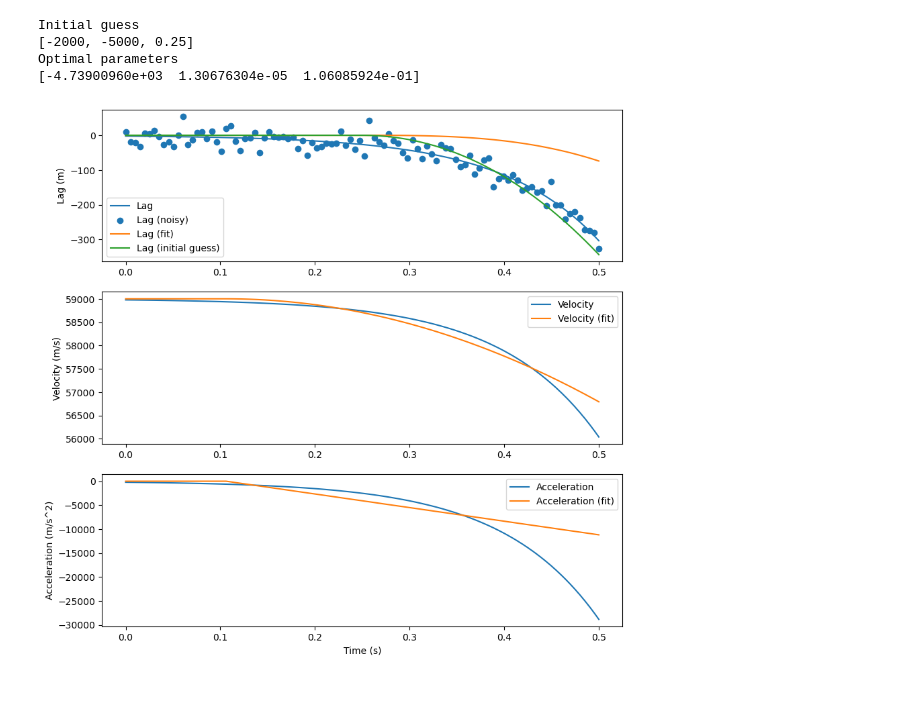
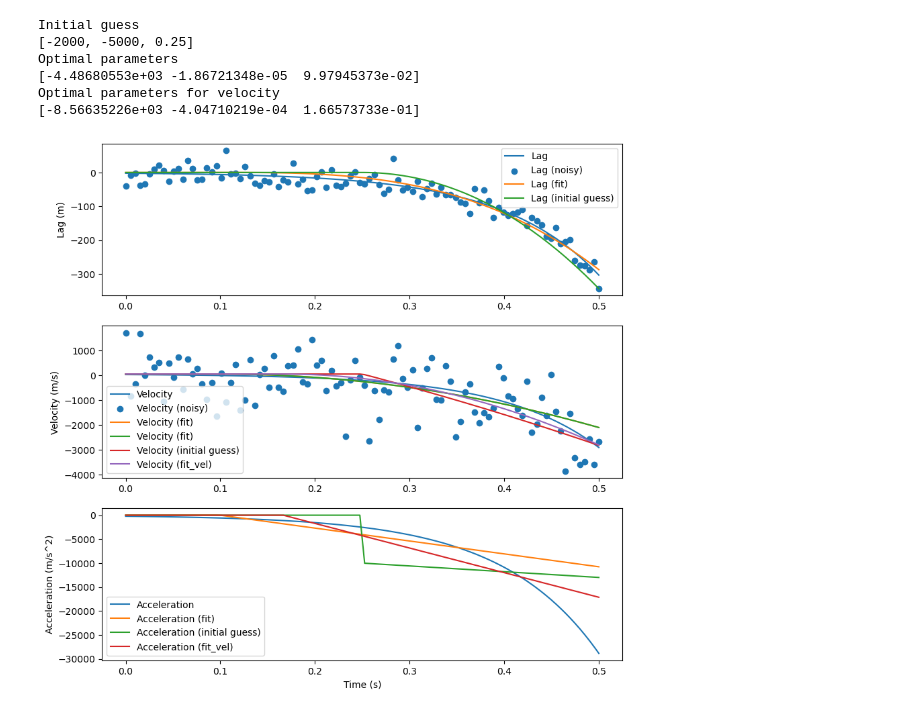
Before and after one commit to MaximilianVovk/WMPG-repoMAX, a Jupyter notebook: Code/PCA/Dynamic_Fitting.ipynb, the cells around one changed output. Saved outputs shown, nothing was run; the diff lists cells and outputs as text; code cells hidden in the pictures.

```diff
--- a/Code/PCA/Dynamic_Fitting.ipynb
+++ b/Code/PCA/Dynamic_Fitting.ipynb
@@ -112,10 +111,37 @@ def lag_residual(params, t_time, l_data):
 # %%
 time_array = np.linspace(0, 0.5, 100)
 l0 = 0
-v0 = 59000 # m/s
+v0 = 59 # m/s
 a = -500
 b = 50
 noise_m = 20 # m
+vel_noise = (noise_m*np.sqrt(2)/0.03125)
+
+def quadratic_velocity_v0(t, a, b, t0):
+    """
+    Quadratic velocity function.
+    """
+
+    # Only take times <= t0
+    t_before = t[t <= t0]
+
+    # Only take times > t0
+    t_after = t[t > t0]
+
+    # Compute the velocity linearly before t0
+    v_before = np.ones_like(t_before)*v0
+
+    # Compute the velocity quadratically after t0
+    v_after = 3*a*(t_after - t0)**2 + 2*b*(t_after - t0) + v0
+
+    return np.concatenate((v_before, v_after))
+
+def velocity_residual_v0(params, t_time, v_data):
+    """
+    Residual function for the optimization.
+    """
+
+    return np.sum((v_data - quadratic_velocity_v0(t_time, *params))**2)
 
 # length_array = quadratic_length(time_array, a, b, v0, l0)
 # lag_array = quadratic_lag(time_array, a, b)
@@ -134,6 +160,8 @@ acceleration_array=jacchia_Acc(time_array, a1, a2)
 # length_array_noisy = length_array + np.random.normal(0, noise_m, len(length_array))
 lag_array_noisy = lag_array + np.random.normal(0, noise_m, len(lag_array))
 
+vel_array_noisy = velocity_array + np.random.normal(0, vel_noise, len(velocity_array))
+
 # use scipy minimize to find the parameters
 # p0 = [-50, 1, v0, 0]
 # opt_res = opt.minimize(length_residual, p0, args=(time_array, length_array_noisy), method='Nelder-Mead')
@@ -145,48 +173,66 @@ lag_array_noisy = lag_array + np.random.normal(0, noise_m, len(lag_array))
 t0 = np.mean(time_array)
 
 p0 = [-2000, -5000, t0]
+# p0 = [-3.77628219e+03,  9.64136440e-07, 7.65056353e-02]
 
 print("Initial guess")
 print(p0)
 
+
 opt_res = opt.minimize(lag_residual, p0, args=(time_array, lag_array_noisy), method='Nelder-Mead')
+# opt_res = opt.minimize(lag_residual, p0, args=(time_array, lag_array_noisy), method='L-BFGS-B', bounds=[(-10000, 0), (-10000, 10000), (0, 0.5)])
 #opt_res = opt.basinhopping(lag_residual, p0, minimizer_kwargs={"args": (time_array, lag_array_noisy), "method": "L-BFGS-B"}, niter=100)
 
+opt_res_vel = opt.minimize(velocity_residual_v0, p0, args=(time_array, vel_array_noisy), method='Nelder-Mead')
 
 print("Optimal parameters")
 print(opt_res.x)
+print("Optimal parameters for velocity")
+print(opt_res_vel.x)
 
 # sample the fit for the velocity and acceleration
 a_fit, b_fit, t0_fit = opt_res.x
 velocity_array_fit = quadratic_velocity(time_array, a_fit, b_fit, v0, t0_fit)
 acceleration_array_fit = quadratic_acceleration(time_array, a_fit, b_fit, t0_fit)
+
+# sample the fit for the velocity and acceleration
+a_fit_vel, b_fit_vel,t0_fit_vel = opt_res_vel.x
+acceleration_array_fit_vel = quadratic_acceleration(time_array, a_fit_vel, b_fit_vel,t0_fit_vel)
 
 # plot one on top of the other
 fig, ax = plt.subplots(3, 1, figsize=(10, 10))
 # ax[0].plot(time_array, length_array, label='Length')
 # ax[0].scatter(time_array, length_array_noisy, label='Length (noisy)')
 ax[0].plot(time_array, lag_array, label='Lag')
 ax[0].scatter(time_array, lag_array_noisy, label='Lag (noisy)')
-ax[0].plot(time_array, quadratic_lag(time_array, a_fit, b_fit, t0), label='Lag (fit)')
+ax[0].plot(time_array, quadratic_lag(time_array, a_fit, b_fit, t0_fit), label='Lag (fit)')
 
 # Plot initial guess
 ax[0].plot(time_array, quadratic_lag(time_array, *p0), label='Lag (initial guess)')
 
 ax[0].set_ylabel('Lag (m)')
 ax[0].legend()
 ax[1].plot(time_array, velocity_array, label='Velocity')
+ax[1].scatter(time_array, vel_array_noisy, label='Velocity (noisy)')
 ax[1].plot(time_array, velocity_array_fit, label='Velocity (fit)')
+ax[1].plot(time_array, quadratic_velocity(time_array, a_fit, b_fit, v0, t0_fit), label='Velocity (fit)')
+ax[1].plot(time_array, quadratic_velocity(time_array, p0[0], p0[1], v0 ,p0[2]), label='Velocity (initial guess)')
+ax[1].plot(time_array, quadratic_velocity_v0(time_array, a_fit_vel, b_fit_vel,t0_fit_vel), label='Velocity (fit_vel)', c='--')
 ax[1].set_ylabel('Velocity (m/s)')
 ax[1].legend()
 ax[2].plot(time_array, acceleration_array, label='Acceleration')
 ax[2].plot(time_array, acceleration_array_fit, label='Acceleration (fit)')
+ax[2].plot(time_array, quadratic_acceleration(time_array, *p0), label='Acceleration (initial guess)')
+ax[2].plot(time_array, acceleration_array_fit_vel, label='Acceleration (fit_vel)')
 ax[2].set_ylabel('Acceleration (m/s^2)')
 ax[2].legend()
 plt.xlabel('Time (s)')
 plt.show()
 # %% [output]
 Initial guess
 [-2000, -5000, 0.25]
 Optimal parameters
-[-4.73900960e+03  1.30676304e-05  1.06085924e-01]
+[-4.48680553e+03 -1.86721348e-05  9.97945373e-02]
+Optimal parameters for velocity
+[-8.56635226e+03 -4.04710219e-04  1.66573733e-01]
-[figure, old version]
+[figure, new version]
```
Also changed, not shown: parts of 1 cell of this notebook.
